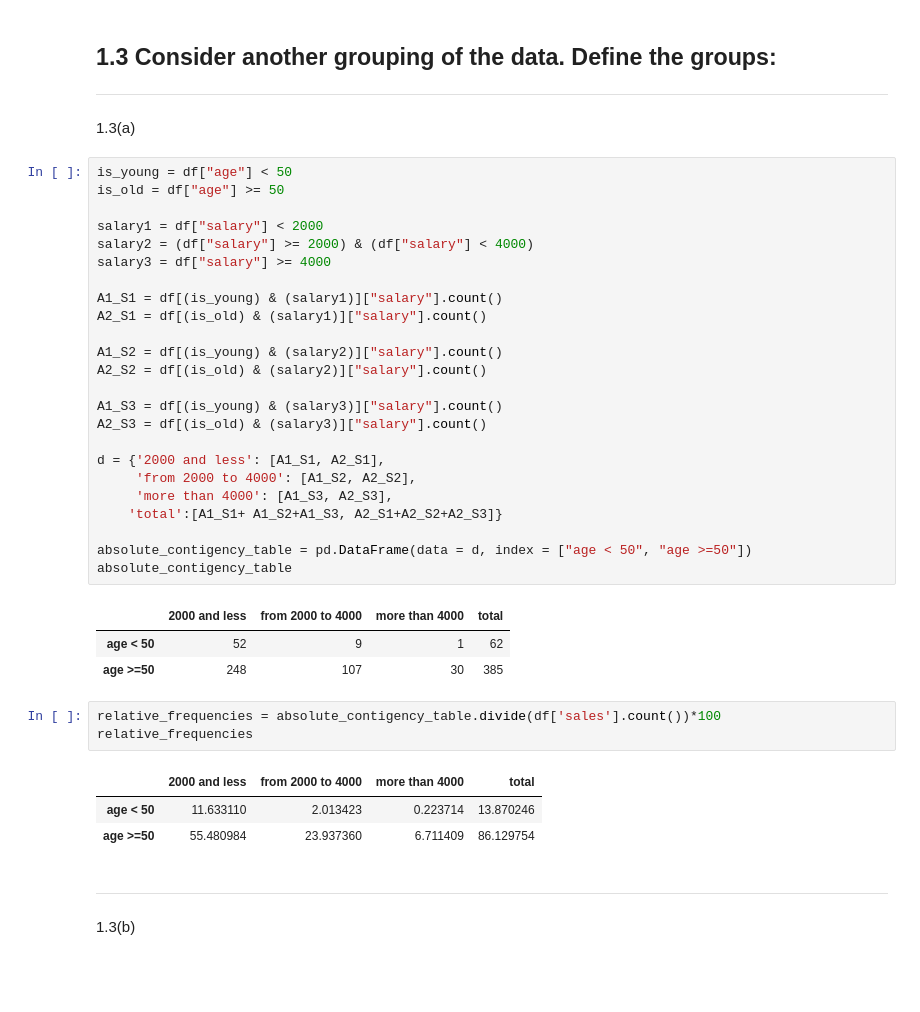
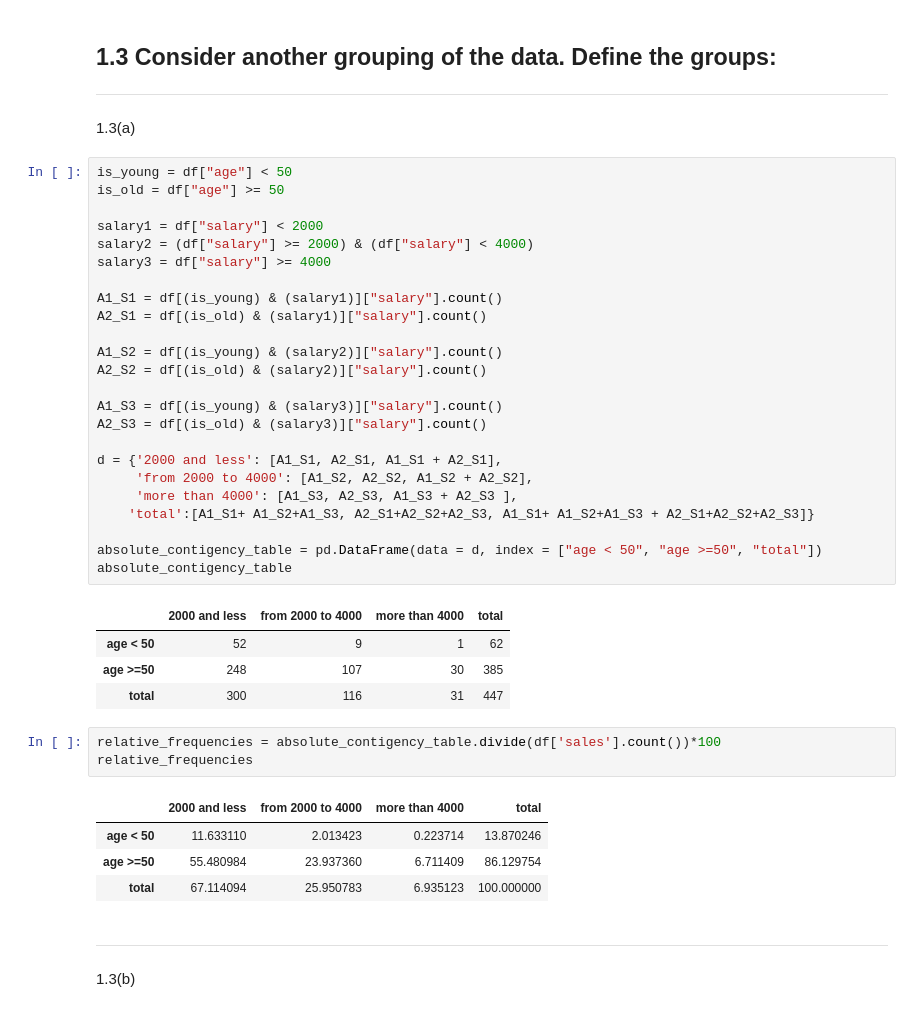
Before and after one commit to roman-riazantsev/Statistics_HW1, a Jupyter notebook: Roman-Riazantsev-Statistics-HW1.ipynb, the cells around one changed output. Drawn from its saved outputs; the diff is of its cells as text; blank space fills up the shorter version.

```diff
--- a/Roman-Riazantsev-Statistics-HW1.ipynb
+++ b/Roman-Riazantsev-Statistics-HW1.ipynb
@@ -264,31 +257,32 @@ plt.show()
 # %%
 is_young = df["age"] < 50
 is_old = df["age"] >= 50
 
 salary1 = df["salary"] < 2000
 salary2 = (df["salary"] >= 2000) & (df["salary"] < 4000)
 salary3 = df["salary"] >= 4000
 
 A1_S1 = df[(is_young) & (salary1)]["salary"].count()
 A2_S1 = df[(is_old) & (salary1)]["salary"].count()
 
 A1_S2 = df[(is_young) & (salary2)]["salary"].count()
 A2_S2 = df[(is_old) & (salary2)]["salary"].count()
 
 A1_S3 = df[(is_young) & (salary3)]["salary"].count()
 A2_S3 = df[(is_old) & (salary3)]["salary"].count()
 
-d = {'2000 and less': [A1_S1, A2_S1],
-     'from 2000 to 4000': [A1_S2, A2_S2],
-     'more than 4000': [A1_S3, A2_S3],
-    'total':[A1_S1+ A1_S2+A1_S3, A2_S1+A2_S2+A2_S3]}
+d = {'2000 and less': [A1_S1, A2_S1, A1_S1 + A2_S1],
+     'from 2000 to 4000': [A1_S2, A2_S2, A1_S2 + A2_S2],
+     'more than 4000': [A1_S3, A2_S3, A1_S3 + A2_S3 ],
+    'total':[A1_S1+ A1_S2+A1_S3, A2_S1+A2_S2+A2_S3, A1_S1+ A1_S2+A1_S3 + A2_S1+A2_S2+A2_S3]}
 
-absolute_contigency_table = pd.DataFrame(data = d, index = ["age < 50", "age >=50"])
+absolute_contigency_table = pd.DataFrame(data = d, index = ["age < 50", "age >=50", "total"])
 absolute_contigency_table
 # %% [output]
 |  | 2000 and less | from 2000 to 4000 | more than 4000 | total |
 | age < 50 | 52 | 9 | 1 | 62 |
 | age >=50 | 248 | 107 | 30 | 385 |
+| total | 300 | 116 | 31 | 447 |
 # %%
 relative_frequencies = absolute_contigency_table.divide(df['sales'].count())*100
 relative_frequencies
@@ -296,6 +290,7 @@ relative_frequencies
 |  | 2000 and less | from 2000 to 4000 | more than 4000 | total |
 | age < 50 | 11.633110 | 2.013423 | 0.223714 | 13.870246 |
 | age >=50 | 55.480984 | 23.937360 | 6.711409 | 86.129754 |
+| total | 67.114094 | 25.950783 | 6.935123 | 100.000000 |
 # %% [markdown]
 ---
 1.3(b)
```
Also changed, not shown: parts of 56 cells of this notebook.
